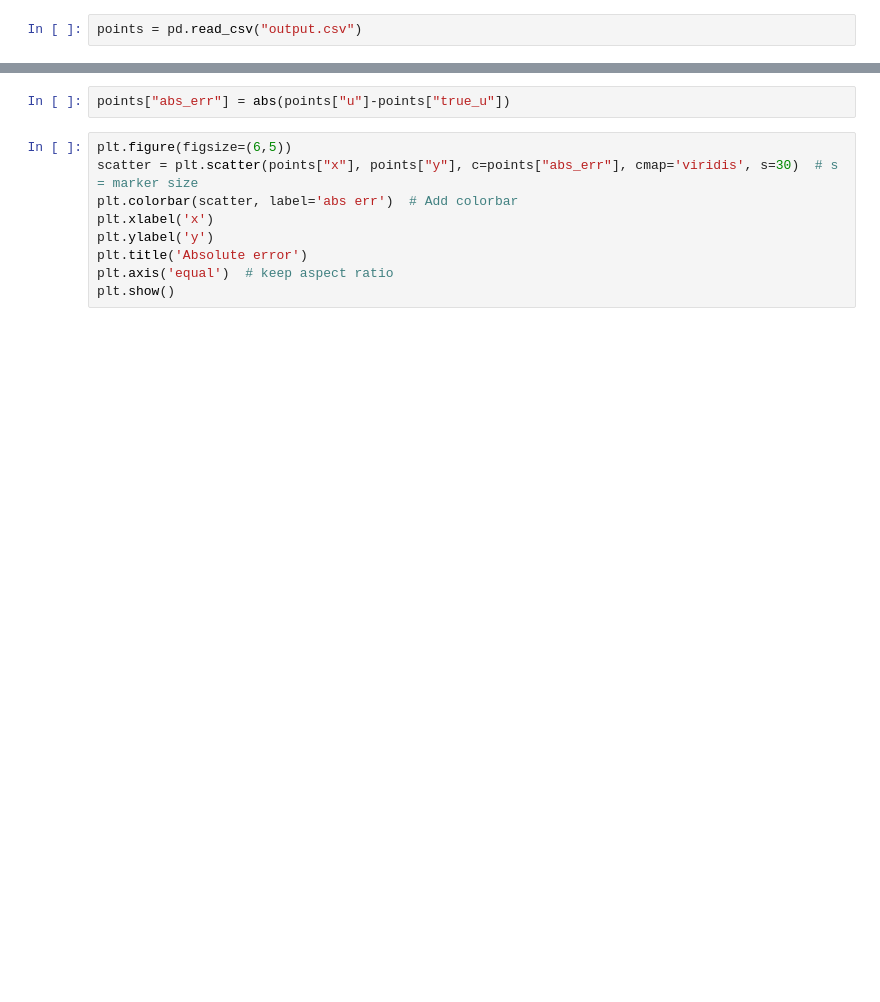
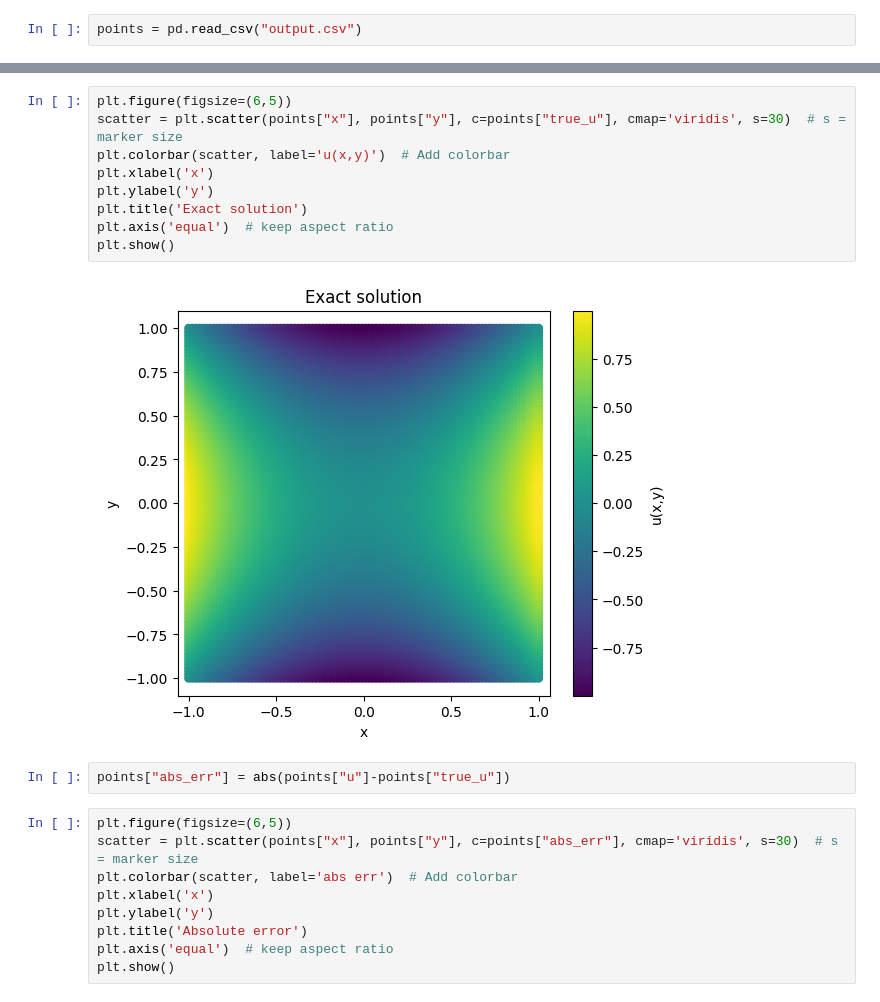
Before and after one commit to danielecursano/amsc-grad, a Jupyter notebook: post_processing.ipynb, the cells around one changed output, grey strips where cells are left out. Cells and saved outputs as stored; diff of their text form; blank space fills up the shorter version.

```diff
--- a/post_processing.ipynb
+++ b/post_processing.ipynb
@@ -33,3 +32,14 @@ plt.show()
+# %%
+plt.figure(figsize=(6,5))
+scatter = plt.scatter(points["x"], points["y"], c=points["true_u"], cmap='viridis', s=30)  # s = marker size
+plt.colorbar(scatter, label='u(x,y)')  # Add colorbar
+plt.xlabel('x')
+plt.ylabel('y')
+plt.title('Exact solution')
+plt.axis('equal')  # keep aspect ratio
+plt.show()
+# %% [output]
+[figure, added]
 # %%
 points["abs_err"] = abs(points["u"]-points["true_u"])
 # %%
```
Also changed, not shown: parts of 4 cells of this notebook, 2 other files.
